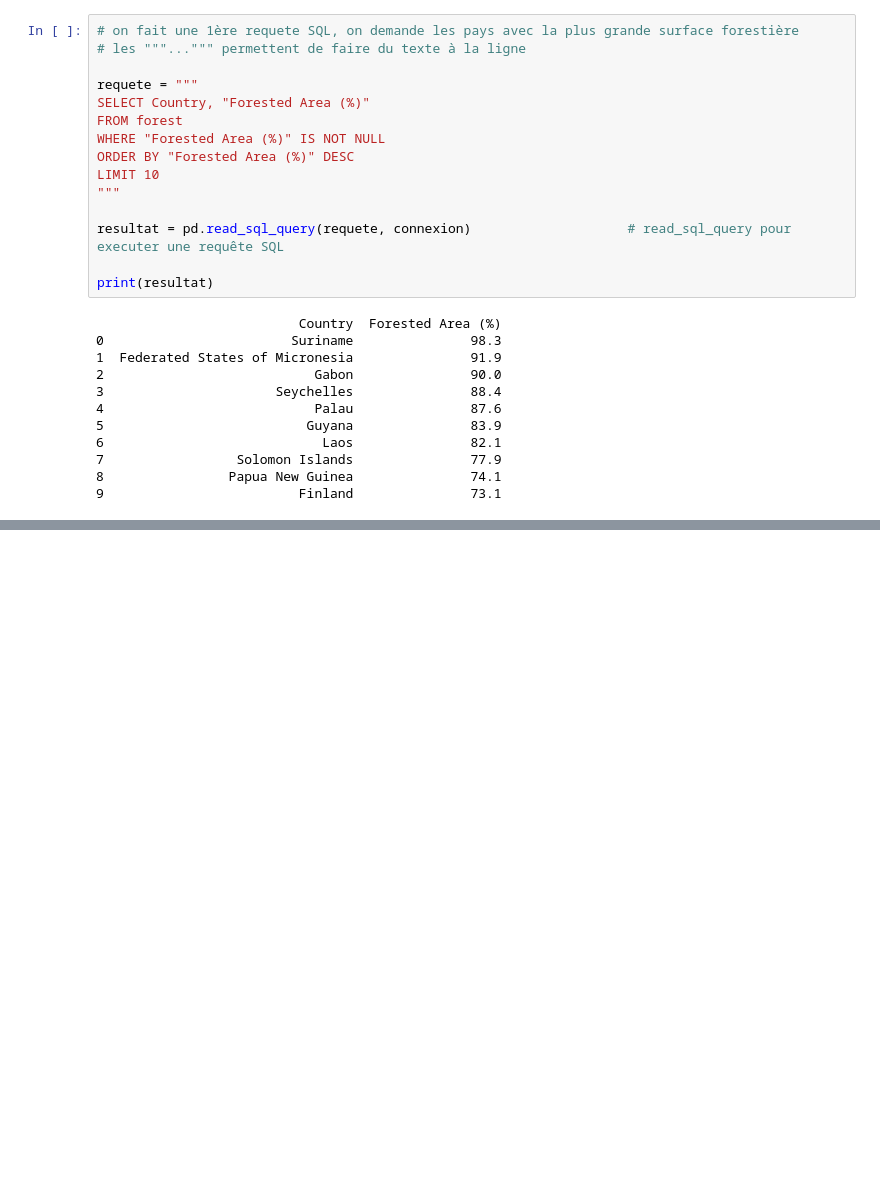
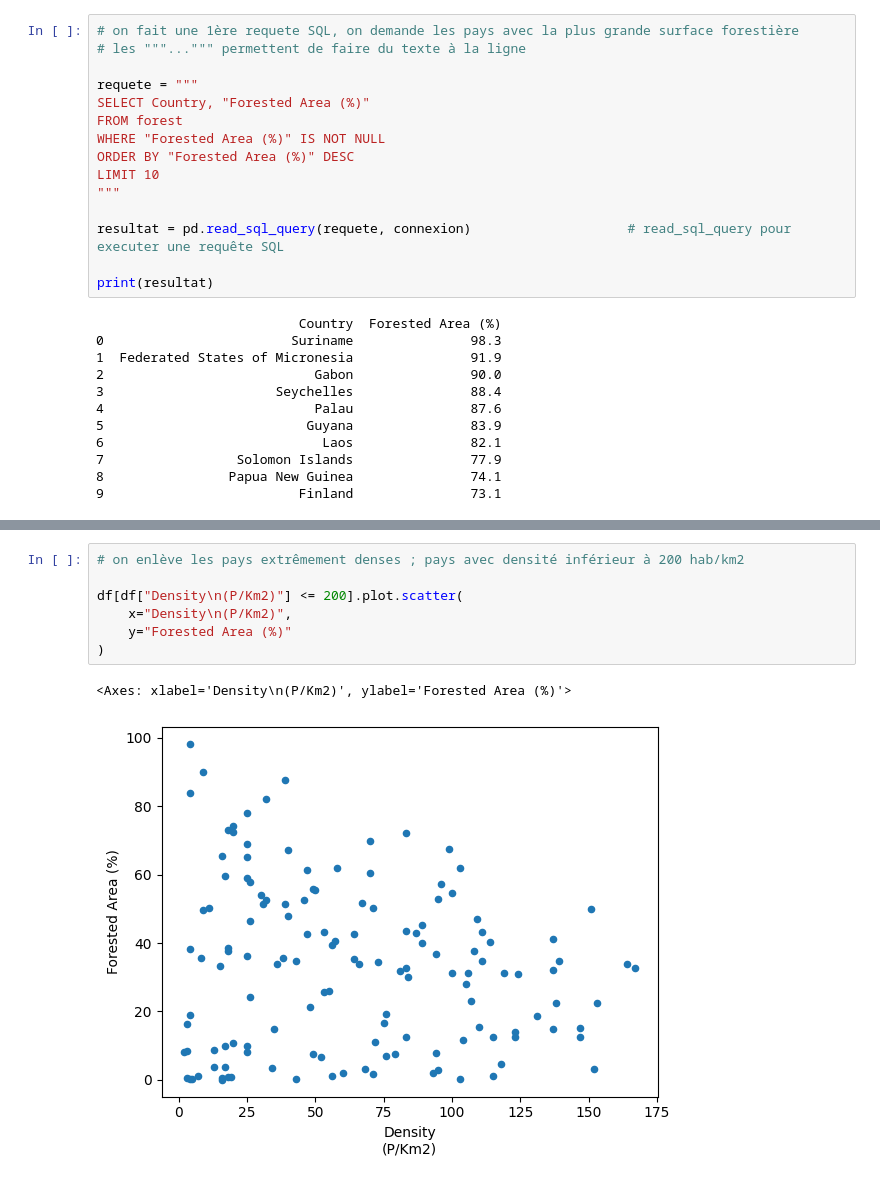
Before and after one commit to Sebastien-Luc-Soncini/Projet-Fil-Rouge-Foret, a Jupyter notebook: foret.ipynb, the cells around one changed output, grey strips where cells are left out. Saved outputs shown, nothing was run; the diff lists cells and outputs as text; blank space fills up the shorter version.

```diff
--- a/foret.ipynb
+++ b/foret.ipynb
@@ -854,0 +1071,10 @@ print(resultat)
+# %%
+# on enlève les pays extrêmement denses ; pays avec densité inférieur à 200 hab/km2
+
+df[df["Density\n(P/Km2)"] <= 200].plot.scatter(
+    x="Density\n(P/Km2)",
+    y="Forested Area (%)"
+)
+# %% [output]
+<Axes: xlabel='Density\n(P/Km2)', ylabel='Forested Area (%)'>
+[figure, added]
```
Also changed, not shown: parts of 36 cells of this notebook.
